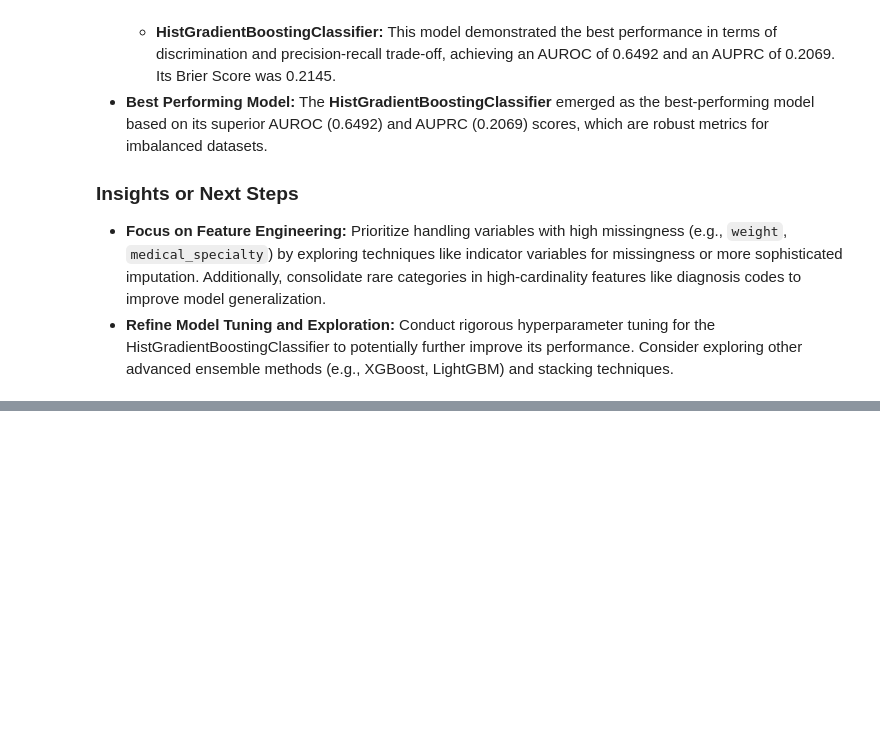
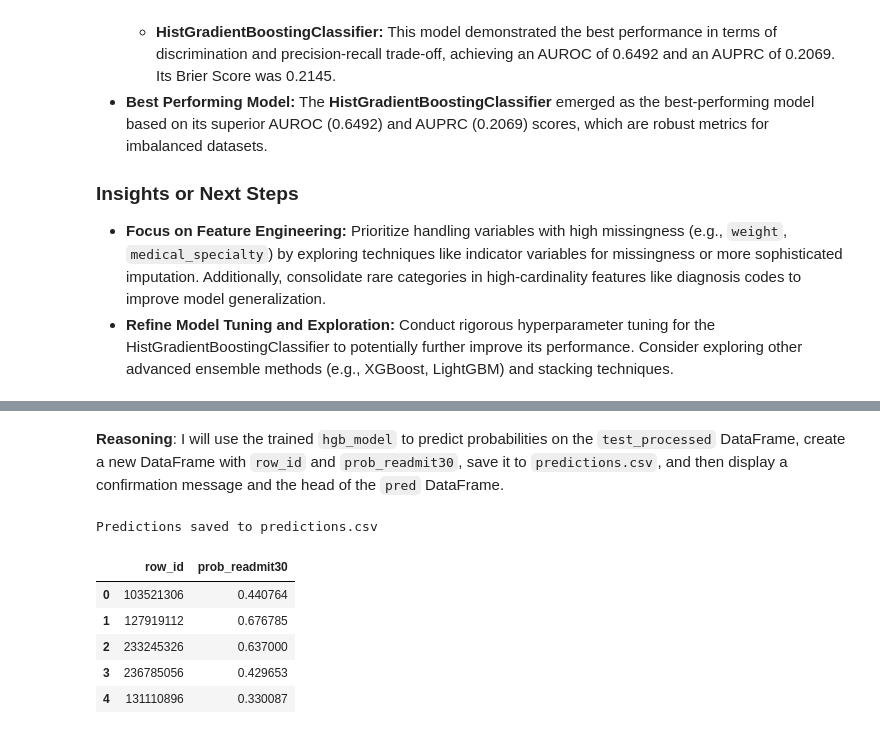
Before and after one commit to joezein71/AIHC-5010-Winter-2026, a Jupyter notebook: 20260122_assignment1_colab_workflow_zein.ipynb, the cells around one changed output, grey strips where cells are left out. Drawn from its saved outputs; the diff is of its cells as text; code cells hidden in the pictures; blank space fills up the shorter version.

```diff
--- a/20260122_assignment1_colab_workflow_zein.ipynb
+++ b/20260122_assignment1_colab_workflow_zein.ipynb
@@ -2284,0 +2366,34 @@ Summarize the best performing model based on the comparison and discuss potentia
+# %% [markdown]
+**Reasoning**:
+I will use the trained `hgb_model` to predict probabilities on the `test_processed` DataFrame, create a new DataFrame with `row_id` and `prob_readmit30`, save it to `predictions.csv`, and then display a confirmation message and the head of the `pred` DataFrame.
+# %%
+import pandas as pd
+
+# 1. Use the hgb_model to predict probabilities on the test_processed DataFrame.
+#    Extract the probabilities for the positive class (index 1).
+predictions_proba = hgb_model.predict_proba(test_processed)[:, 1]
+
+# 2. Create a pandas DataFrame named pred with two columns:
+#    row_id (from test_processed, converted to integer type) and
+#    prob_readmit30 (the predicted probabilities, converted to float type).
+pred = pd.DataFrame({
+    "row_id": test_processed["row_id"].astype(int),
+    "prob_readmit30": predictions_proba.astype(float)
+})
+
+# 3. Save the pred DataFrame to a CSV file specified by the OUT_PATH variable
+#    (which is predictions.csv), ensuring that the index is not written to the file.
+pred.to_csv(OUT_PATH, index=False)
+
+# 4. Print a confirmation message indicating that the predictions have been saved
+#    and display the first few rows of the pred DataFrame to verify the output.
+print(f"Predictions saved to {OUT_PATH}")
+display(pred.head())
+# %% [output]
+Predictions saved to predictions.csv
+|  | row_id | prob_readmit30 |
+| 0 | 103521306 | 0.440764 |
+| 1 | 127919112 | 0.676785 |
+| 2 | 233245326 | 0.637000 |
+| 3 | 236785056 | 0.429653 |
+| 4 | 131110896 | 0.330087 |
```
Also changed, not shown: parts of 16 cells of this notebook.
